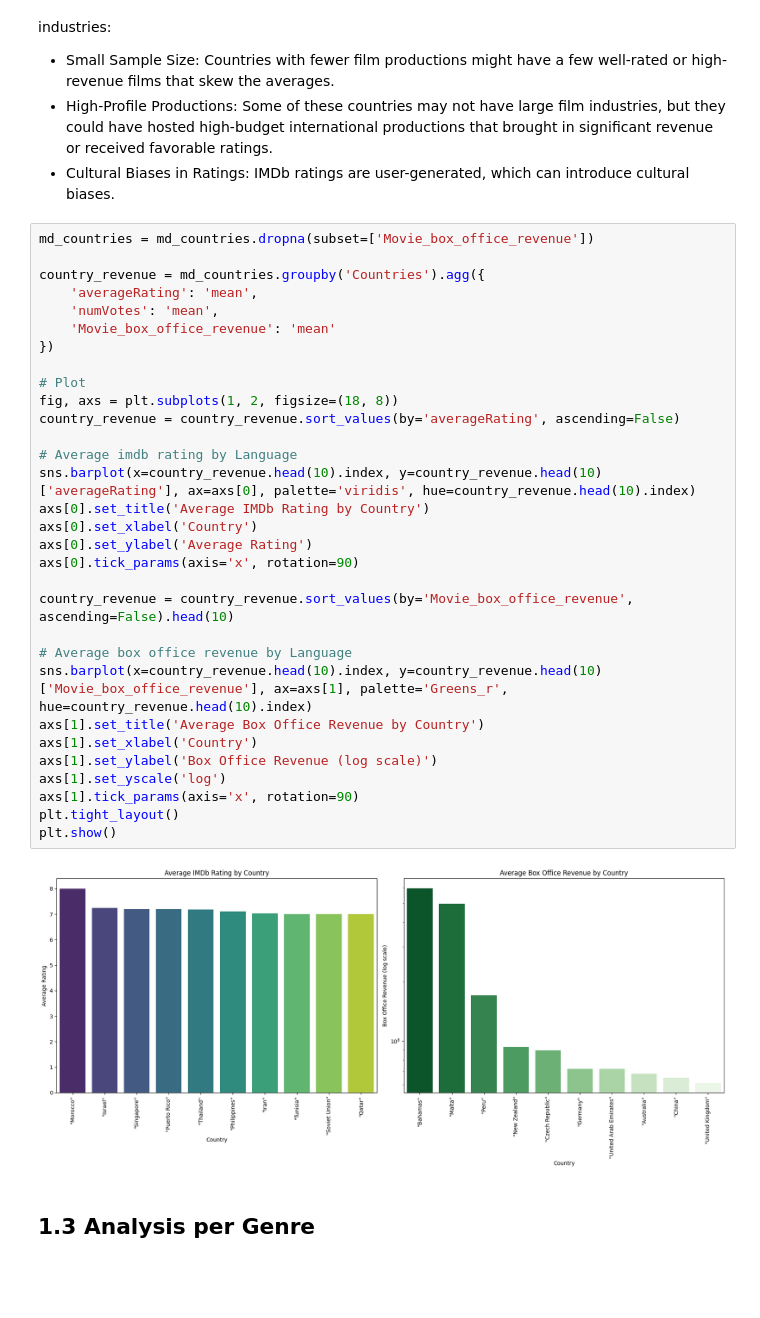
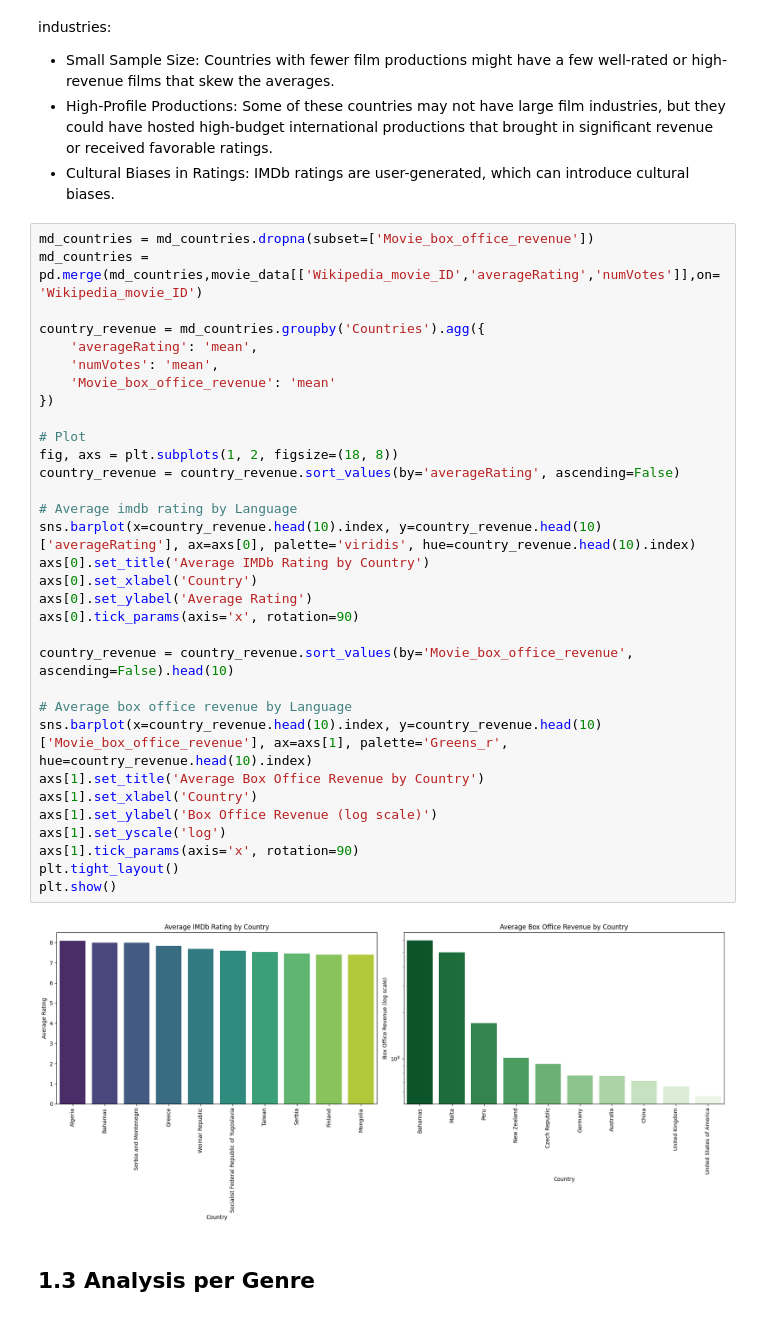
Before and after one commit to epfl-ada/ada-2024-project-melyn, a Jupyter notebook: results.ipynb, the cells around one changed output. Drawn from its saved outputs; the diff is of its cells as text; blank space fills up the shorter version.

Commit message:
ReProcessed data and begin modeling

```diff
--- a/results.ipynb
+++ b/results.ipynb
@@ -157,37 +157,38 @@ Some factors could explain why some lesser-known film-producing countries appear
 - Cultural Biases in Ratings: IMDb ratings are user-generated, which can introduce cultural biases.
 # %%
 md_countries = md_countries.dropna(subset=['Movie_box_office_revenue'])
+md_countries = pd.merge(md_countries,movie_data[['Wikipedia_movie_ID','averageRating','numVotes']],on='Wikipedia_movie_ID')
 
 country_revenue = md_countries.groupby('Countries').agg({
     'averageRating': 'mean',
     'numVotes': 'mean',
     'Movie_box_office_revenue': 'mean'
 })
 
 # Plot
 fig, axs = plt.subplots(1, 2, figsize=(18, 8))
 country_revenue = country_revenue.sort_values(by='averageRating', ascending=False)
 
 # Average imdb rating by Language
 sns.barplot(x=country_revenue.head(10).index, y=country_revenue.head(10)['averageRating'], ax=axs[0], palette='viridis', hue=country_revenue.head(10).index)
 axs[0].set_title('Average IMDb Rating by Country')
 axs[0].set_xlabel('Country')
 axs[0].set_ylabel('Average Rating')
 axs[0].tick_params(axis='x', rotation=90)
 
 country_revenue = country_revenue.sort_values(by='Movie_box_office_revenue', ascending=False).head(10)
 
 # Average box office revenue by Language
 sns.barplot(x=country_revenue.head(10).index, y=country_revenue.head(10)['Movie_box_office_revenue'], ax=axs[1], palette='Greens_r', hue=country_revenue.head(10).index)
 axs[1].set_title('Average Box Office Revenue by Country')
 axs[1].set_xlabel('Country')
 axs[1].set_ylabel('Box Office Revenue (log scale)')
 axs[1].set_yscale('log')
 axs[1].tick_params(axis='x', rotation=90)
 plt.tight_layout()
 plt.show()
 # %% [output]
-[figure, old version]
+[figure, new version]
 # %% [markdown]
 ## 1.3 Analysis per Genre
 # %% [markdown]
```
Also changed, not shown: parts of 16 cells of this notebook, 13 other files.
